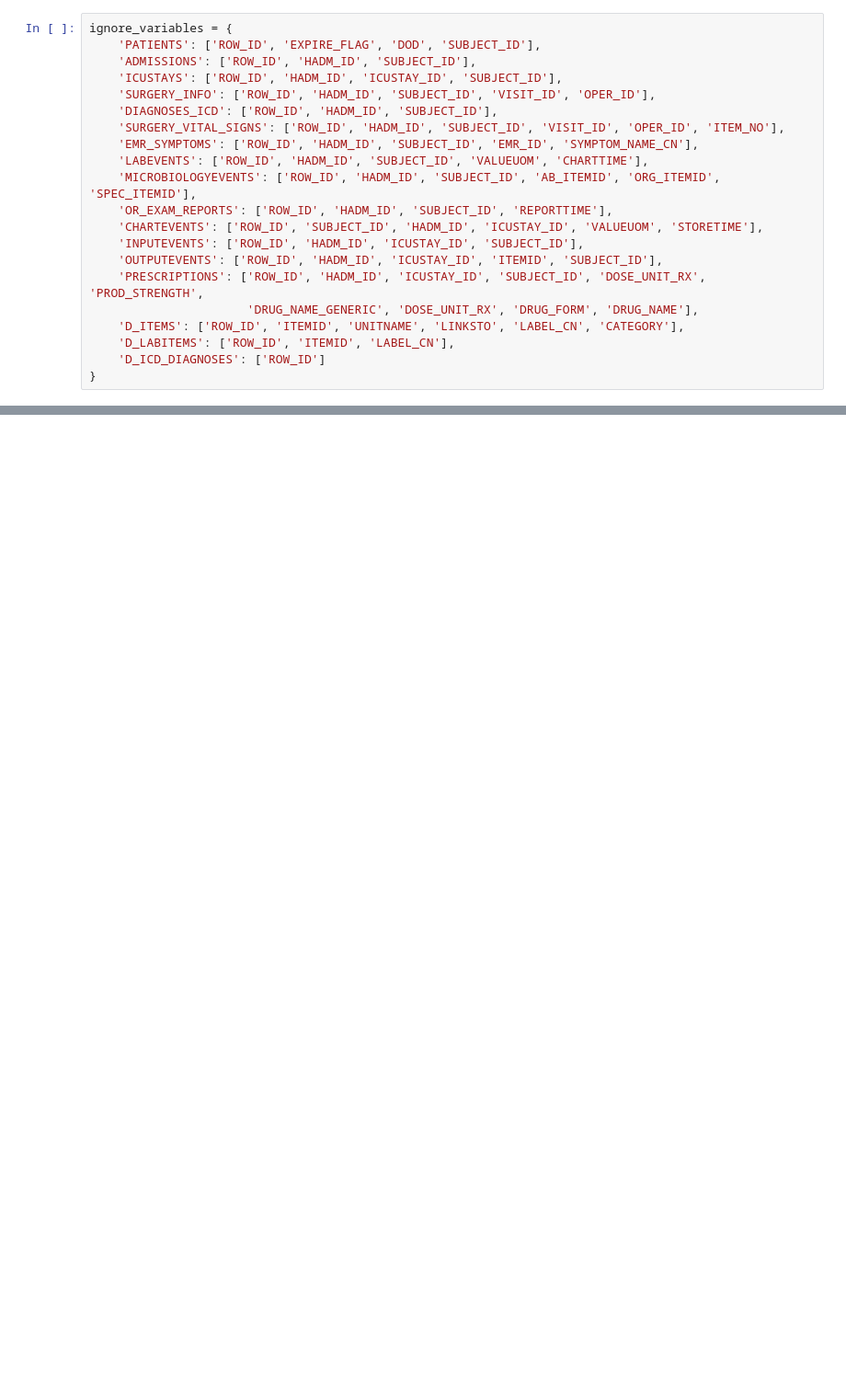
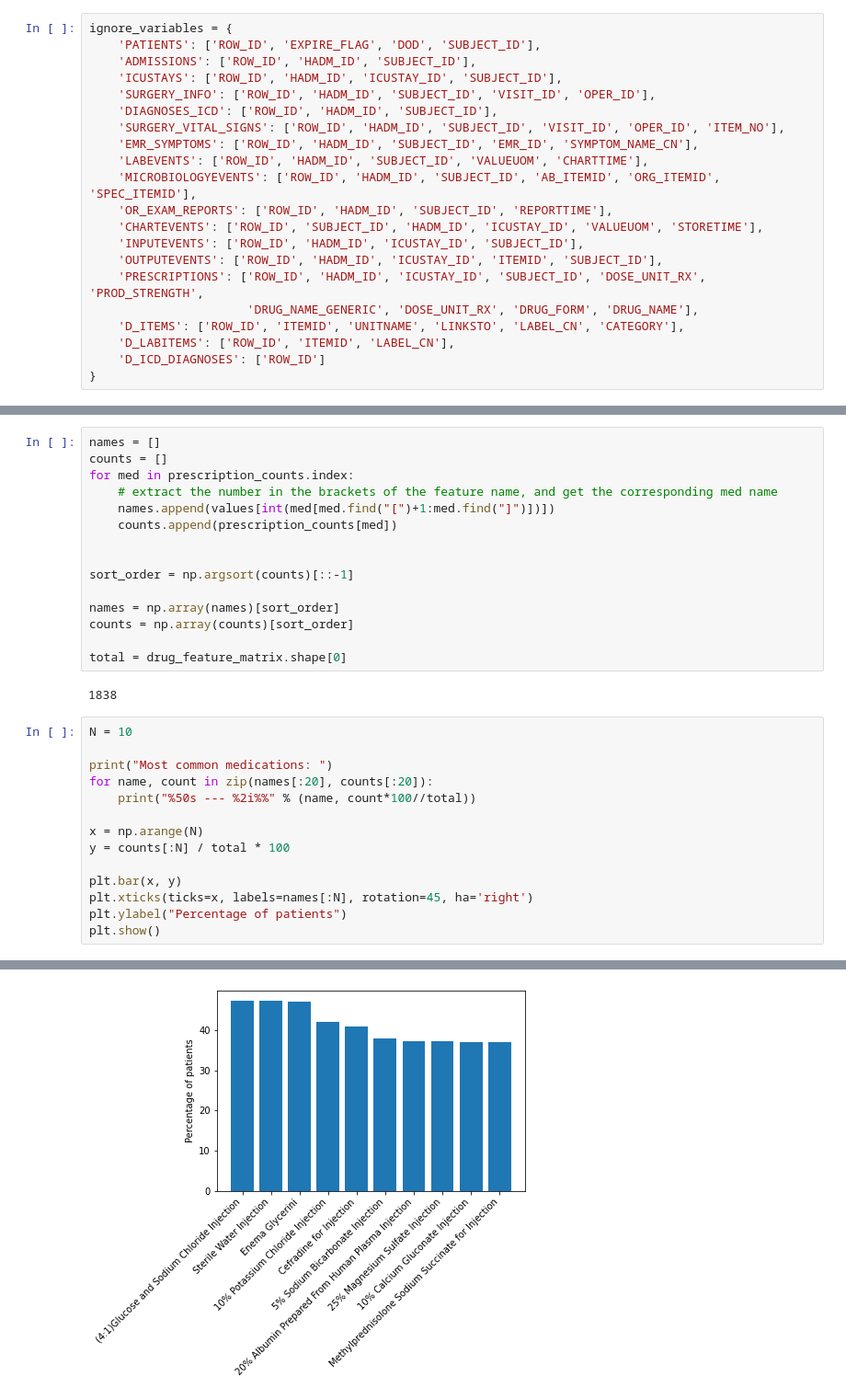
Before and after one commit to sibyl-dev/VBridge, a Jupyter notebook: notebooks/data_vis.ipynb, the cells around one changed output, grey strips where cells are left out. Shown at 92% size. Saved outputs shown, nothing was run; the diff lists cells and outputs as text; blank space fills up the shorter version.

Commit message:
Visualized medication usage

```diff
--- a/notebooks/data_vis.ipynb
+++ b/notebooks/data_vis.ipynb
@@ -103,0 +213,32 @@ prescription_counts
+# %%
+names = []
+counts = []
+for med in prescription_counts.index:
+    # extract the number in the brackets of the feature name, and get the corresponding med name
+    names.append(values[int(med[med.find("[")+1:med.find("]")])])
+    counts.append(prescription_counts[med])
+
+
+sort_order = np.argsort(counts)[::-1]
+
+names = np.array(names)[sort_order]
+counts = np.array(counts)[sort_order]
+
+total = drug_feature_matrix.shape[0]
+# %% [output]
+1838
+# %%
+N = 10
+
+print("Most common medications: ")
+for name, count in zip(names[:20], counts[:20]):
+    print("%50s --- %2i%%" % (name, count*100//total))
+
+x = np.arange(N)
+y = counts[:N] / total * 100
+
+plt.bar(x, y)
+plt.xticks(ticks=x, labels=names[:N], rotation=45, ha='right')
+plt.ylabel("Percentage of patients")
+plt.show()
+# %% [output]
@@ -103,0 +262 @@ prescription_counts
+[figure, added]
```
Also changed, not shown: parts of 12 cells of this notebook, 1 other file.
